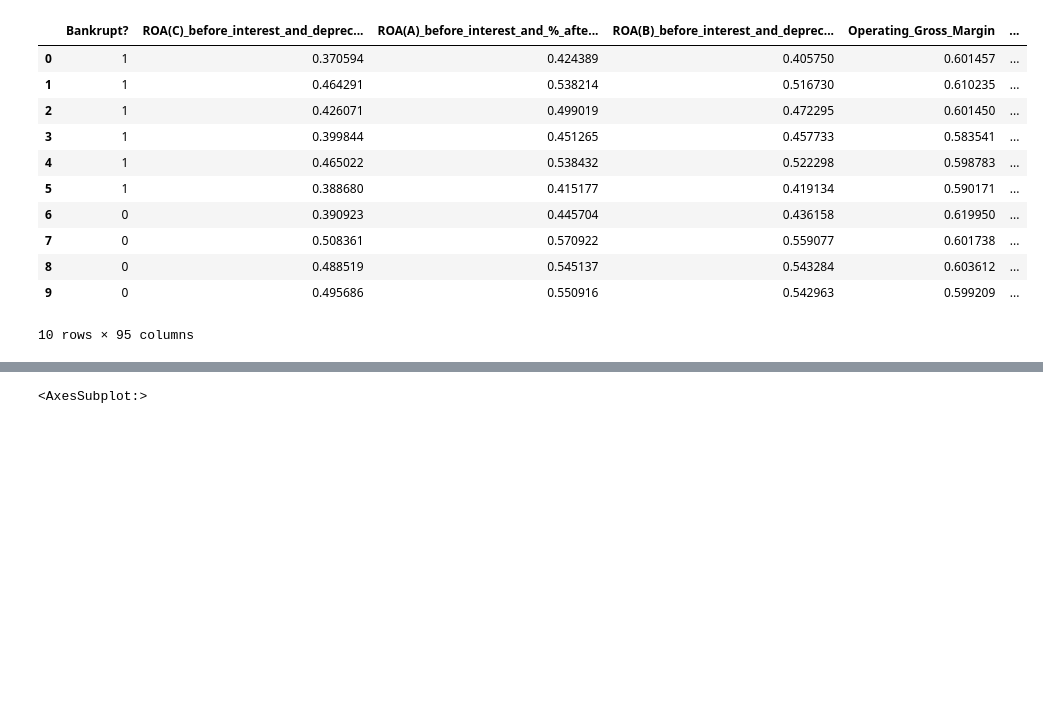
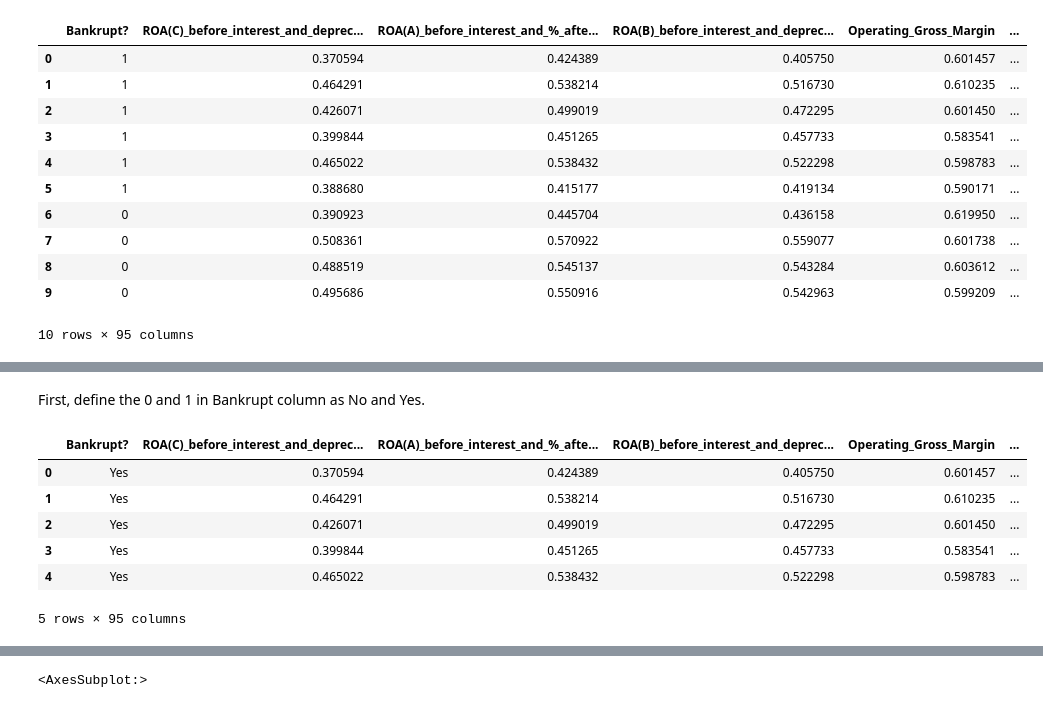
Before and after one commit to Sperodvd/Predicting-Company-bankruptcy-based-on-Financial-and-Economic-ratios, a Jupyter notebook: Final documents/2. Exploratory Data Analysis.ipynb, the cells around one changed output, grey strips where cells are left out. Cells and saved outputs as stored; diff of their text form; code cells hidden in the pictures; blank space fills up the shorter version.

```diff
--- a/Final documents/2. Exploratory Data Analysis.ipynb
+++ b/Final documents/2. Exploratory Data Analysis.ipynb
@@ -24,0 +37,14 @@ c_data.head(10)
+# %% [markdown]
+First, define the 0 and 1 in Bankrupt column as No and Yes.
+# %%
+di_bank = {0:'No', 1:'Yes'}
+d_data = c_data.replace({'Bankrupt?':di_bank})
+d_data.head()
+# %% [output]
+|  | Bankrupt? | ROA(C)_before_interest_and_deprec... | ROA(A)_before_interest_and_%_afte... | ROA(B)_before_interest_and_deprec... | Operating_Gross_Margin | ... |
+| 0 | Yes | 0.370594 | 0.424389 | 0.405750 | 0.601457 | ... |
+| 1 | Yes | 0.464291 | 0.538214 | 0.516730 | 0.610235 | ... |
+| 2 | Yes | 0.426071 | 0.499019 | 0.472295 | 0.601450 | ... |
+| 3 | Yes | 0.399844 | 0.451265 | 0.457733 | 0.583541 | ... |
+| 4 | Yes | 0.465022 | 0.538432 | 0.522298 | 0.598783 | ... |
+5 rows × 95 columns
```
Also changed, not shown: parts of 19 cells of this notebook.
